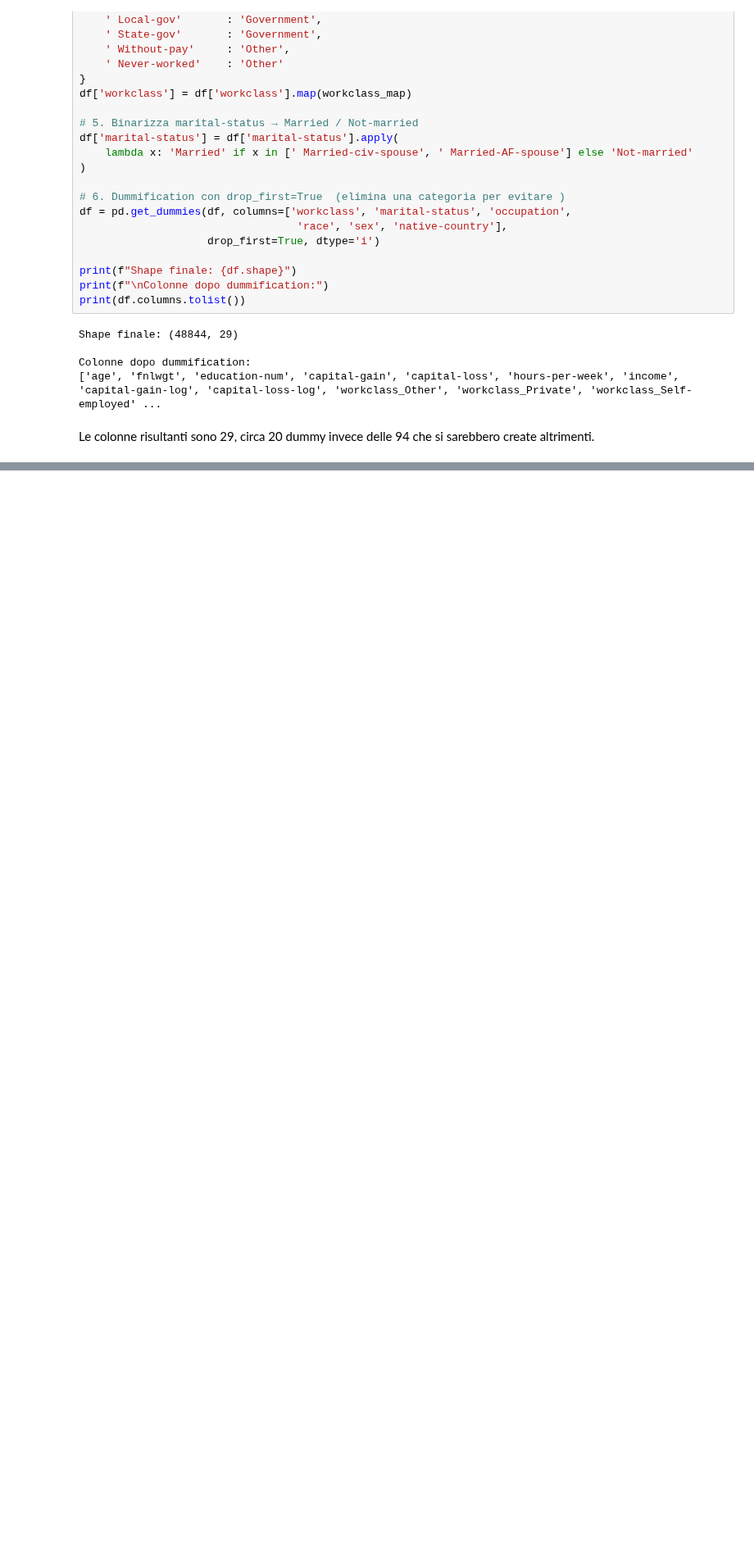
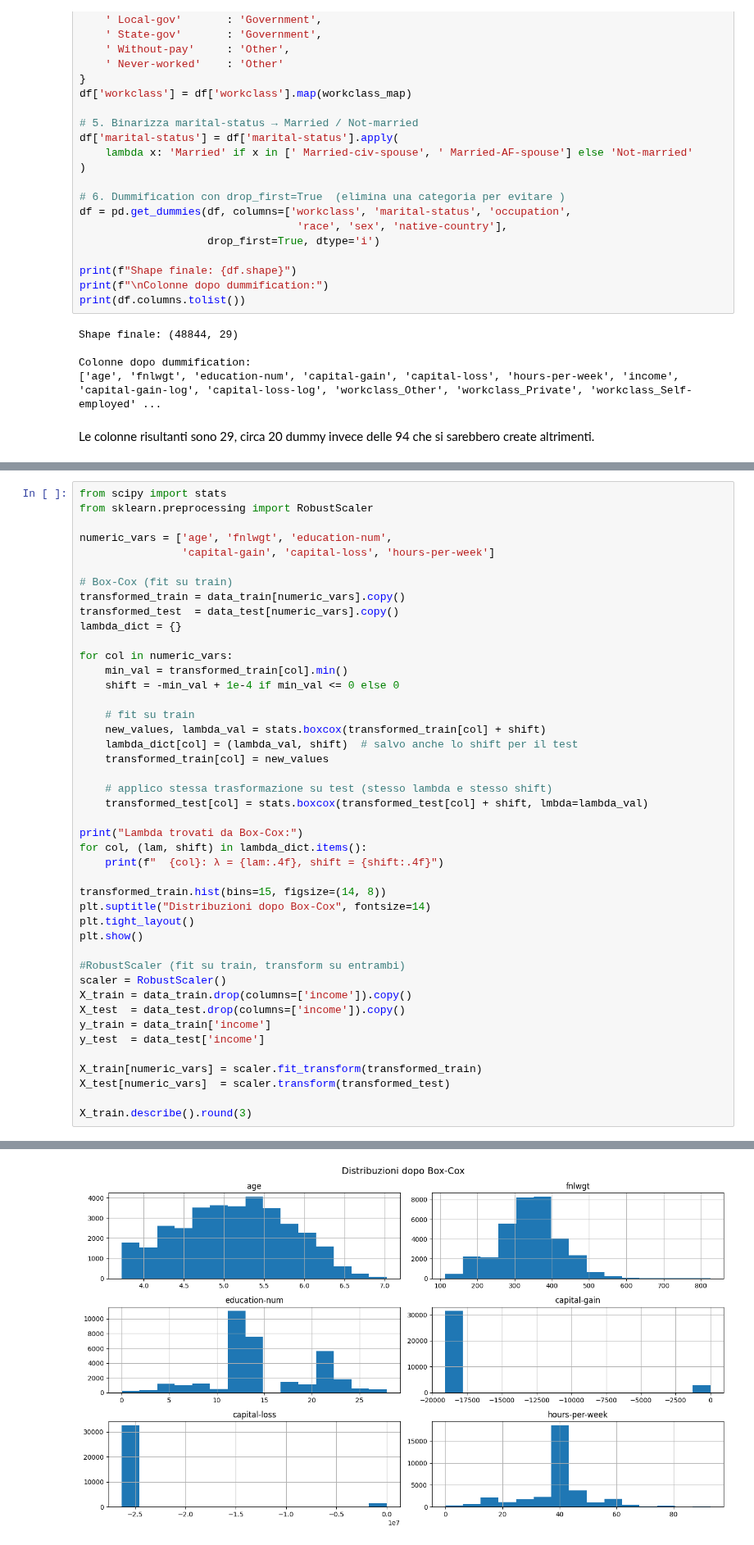
Before and after one commit to Bit-Pitt/BDA, a Jupyter notebook: esame.ipynb, the cells around one changed output, grey strips where cells are left out. Shown at 82% size. Cells and saved outputs as stored; diff of their text form; blank space fills up the shorter version.

```diff
--- a/esame.ipynb
+++ b/esame.ipynb
@@ -802,0 +805,45 @@ Il grafico mostra una sub-ottimale separazione lineare delle classi, il che fa p
+# %%
+from scipy import stats
+from sklearn.preprocessing import RobustScaler
+
+numeric_vars = ['age', 'fnlwgt', 'education-num',
+                'capital-gain', 'capital-loss', 'hours-per-week']
+
+# Box-Cox (fit su train)
+transformed_train = data_train[numeric_vars].copy()
+transformed_test  = data_test[numeric_vars].copy()
+lambda_dict = {}
+
+for col in numeric_vars:
+    min_val = transformed_train[col].min()
+    shift = -min_val + 1e-4 if min_val <= 0 else 0
+
+    # fit su train
+    new_values, lambda_val = stats.boxcox(transformed_train[col] + shift)
+    lambda_dict[col] = (lambda_val, shift)  # salvo anche lo shift per il test
+    transformed_train[col] = new_values
+
+    # applico stessa trasformazione su test (stesso lambda e stesso shift)
+    transformed_test[col] = stats.boxcox(transformed_test[col] + shift, lmbda=lambda_val)
+
+print("Lambda trovati da Box-Cox:")
+for col, (lam, shift) in lambda_dict.items():
+    print(f"  {col}: λ = {lam:.4f}, shift = {shift:.4f}")
+
+transformed_train.hist(bins=15, figsize=(14, 8))
+plt.suptitle("Distribuzioni dopo Box-Cox", fontsize=14)
+plt.tight_layout()
+plt.show()
+
+#RobustScaler (fit su train, transform su entrambi)
+scaler = RobustScaler()
+X_train = data_train.drop(columns=['income']).copy()
+X_test  = data_test.drop(columns=['income']).copy()
+y_train = data_train['income']
+y_test  = data_test['income']
+
+X_train[numeric_vars] = scaler.fit_transform(transformed_train)
+X_test[numeric_vars]  = scaler.transform(transformed_test)
+
+X_train.describe().round(3)
+# %% [output]
@@ -802,0 +857 @@ Il grafico mostra una sub-ottimale separazione lineare delle classi, il che fa p
+[figure, added]
```
Also changed, not shown: parts of 41 cells of this notebook.
